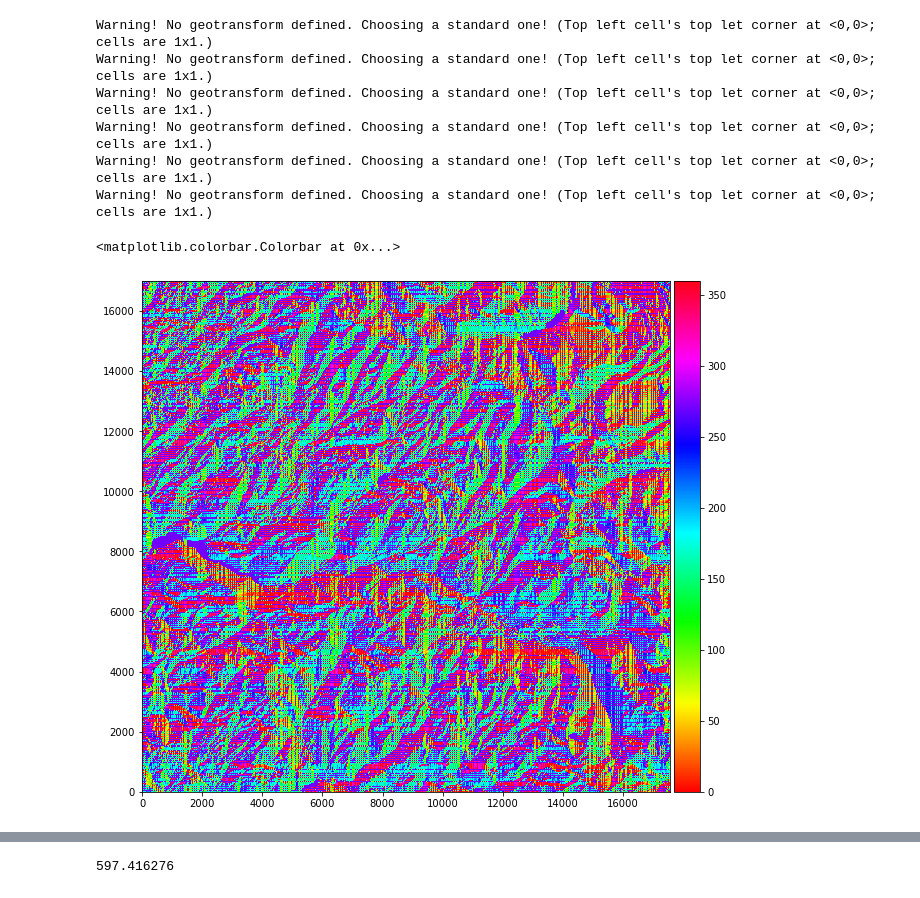
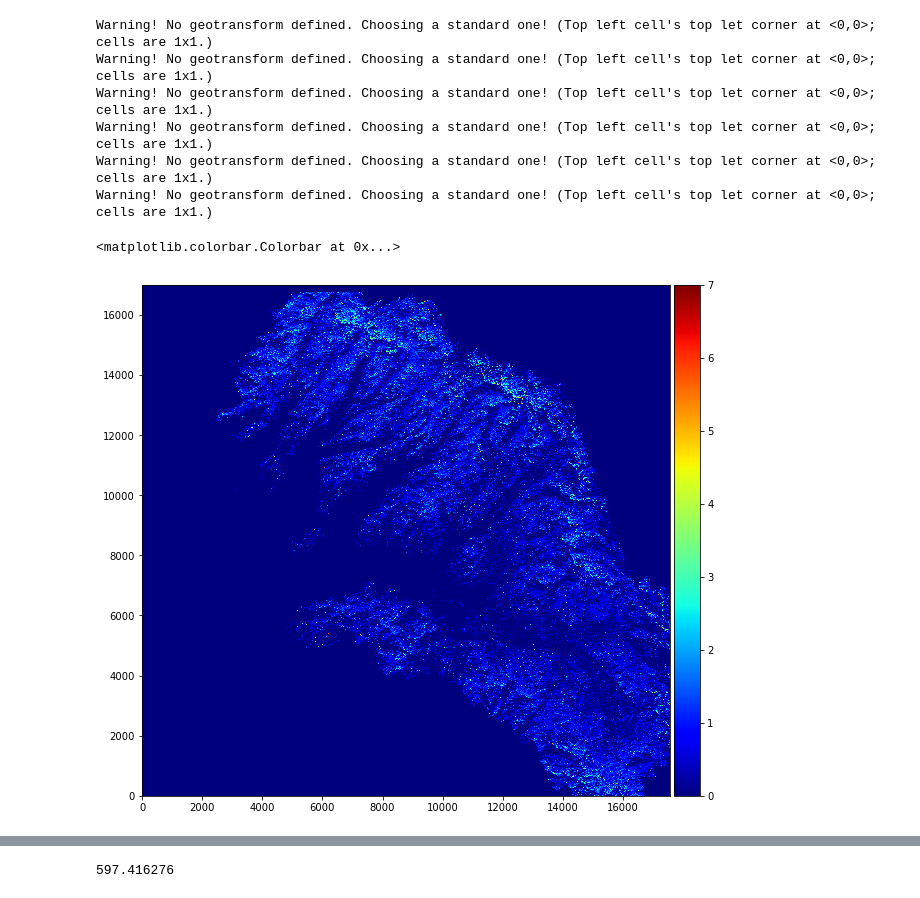
Before and after one commit to geohackweek/ghw2019_deepstac, a Jupyter notebook: notebooks/jag/01b_data_loader_netcdf.ipynb, the cells around one changed output, grey strips where cells are left out. Cells and saved outputs as stored; diff of their text form; code cells hidden in the pictures.

```diff
--- a/notebooks/jag/01b_data_loader_netcdf.ipynb
+++ b/notebooks/jag/01b_data_loader_netcdf.ipynb
@@ -162,22 +162,22 @@ Warning! No geotransform defined. Choosing a standard one! (Top left cell's top
 # %%
 ### Visualize Features
 # %%
-feat_to_viz = 'aspect'
+feat_to_viz = 'snowdepth'
 
 plt.figure(figsize=(10,15))
 ax = plt.subplot(1,1,1)
 im = plt.imshow(
-    np.flipud(datos['feat_to_viz']),
+    datos[feat_to_viz],
     origin='lower',
-    cmap='hsv'
+    cmap='jet'
 #     vmin=0, vmax=360
 )
 # create an axes on the right side of ax. The width of cax will be 5%
 # of ax and the padding between cax and ax will be fixed at 0.05 inch.
 divider = make_axes_locatable(ax)
 cax = divider.append_axes("right", size="5%", pad=0.05)
 
 plt.colorbar(im, cax=cax)
 # %% [output]
 <matplotlib.colorbar.Colorbar at 0x...>
-[figure, old version]
+[figure, new version]
```
Also changed, not shown: parts of 6 cells of this notebook, 1 other file.
